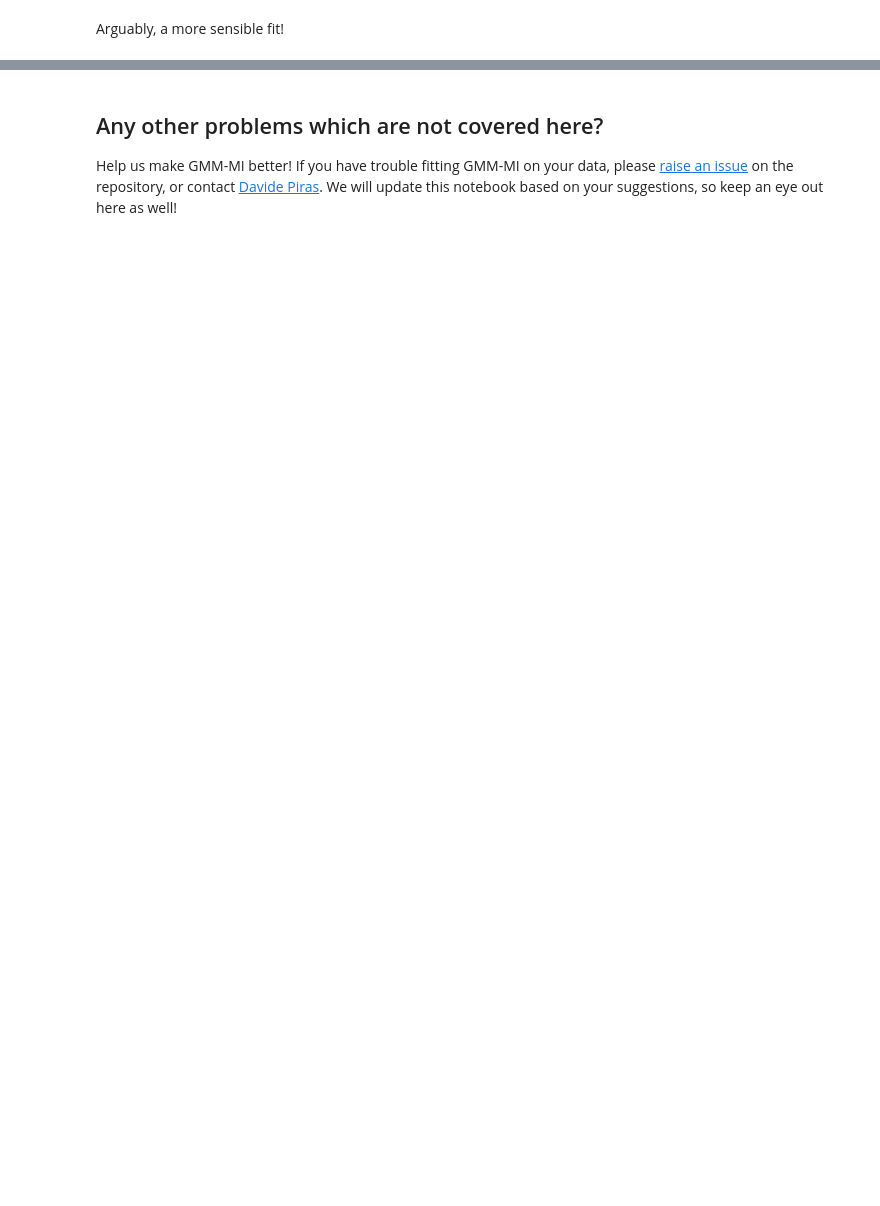
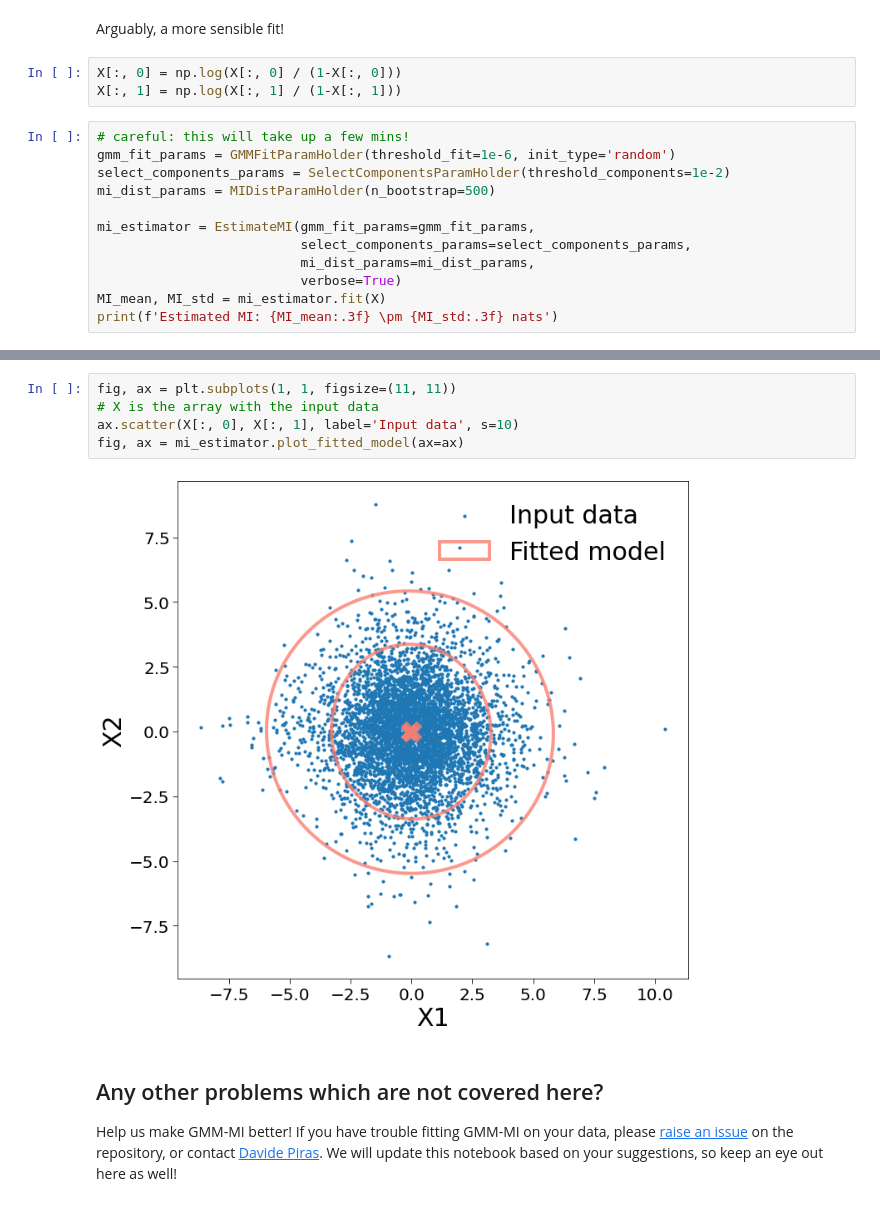
Before and after one commit to Cosmo-Pop/gmm-mi-torch, a Jupyter notebook: notebooks/walkthrough_and_pitfalls.ipynb, the cells around one changed output, grey strips where cells are left out. Cells and saved outputs as stored; diff of their text form; blank space fills up the shorter version.

```diff
--- a/notebooks/walkthrough_and_pitfalls.ipynb
+++ b/notebooks/walkthrough_and_pitfalls.ipynb
@@ -432,2 +420,17 @@ fig, ax = mi_estimator.plot_fitted_model(ax=ax)
 # %% [markdown]
 Arguably, a more sensible fit!
+# %%
+X[:, 0] = np.log(X[:, 0] / (1-X[:, 0]))
+X[:, 1] = np.log(X[:, 1] / (1-X[:, 1]))
+# %%
+# careful: this will take up a few mins!
+gmm_fit_params = GMMFitParamHolder(threshold_fit=1e-6, init_type='random')
+select_components_params = SelectComponentsParamHolder(threshold_components=1e-2)
+mi_dist_params = MIDistParamHolder(n_bootstrap=500)
+
+mi_estimator = EstimateMI(gmm_fit_params=gmm_fit_params,
+                          select_components_params=select_components_params,
+                          mi_dist_params=mi_dist_params,
+                          verbose=True)
+MI_mean, MI_std = mi_estimator.fit(X)
+print(f'Estimated MI: {MI_mean:.3f} \pm {MI_std:.3f} nats')
@@ -434,3 +447,10 @@ Arguably, a more sensible fit!
+# %%
+fig, ax = plt.subplots(1, 1, figsize=(11, 11))
+# X is the array with the input data
+ax.scatter(X[:, 0], X[:, 1], label='Input data', s=10)
+fig, ax = mi_estimator.plot_fitted_model(ax=ax)
+# %% [output]
+[figure, added]
 # %% [markdown]
 ## Any other problems which are not covered here?
 Help us make GMM-MI better! If you have trouble fitting GMM-MI on your data, please [raise an issue](https://github.com/dpiras/MI_estimation/issues) on the repository, or contact [Davide Piras](mailto:dr.davide.piras@gmail.com). We will update this notebook based on your suggestions, so keep an eye out here as well!
```
Also changed, not shown: parts of 19 cells of this notebook.
